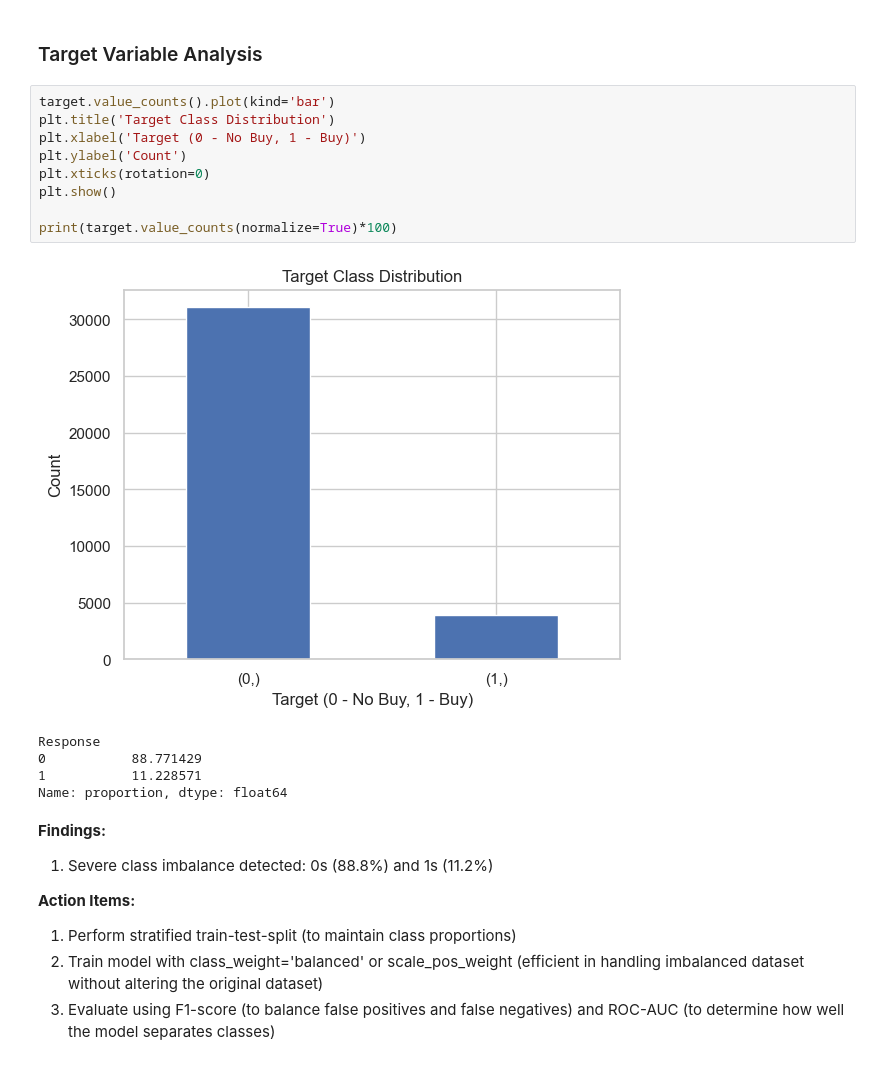
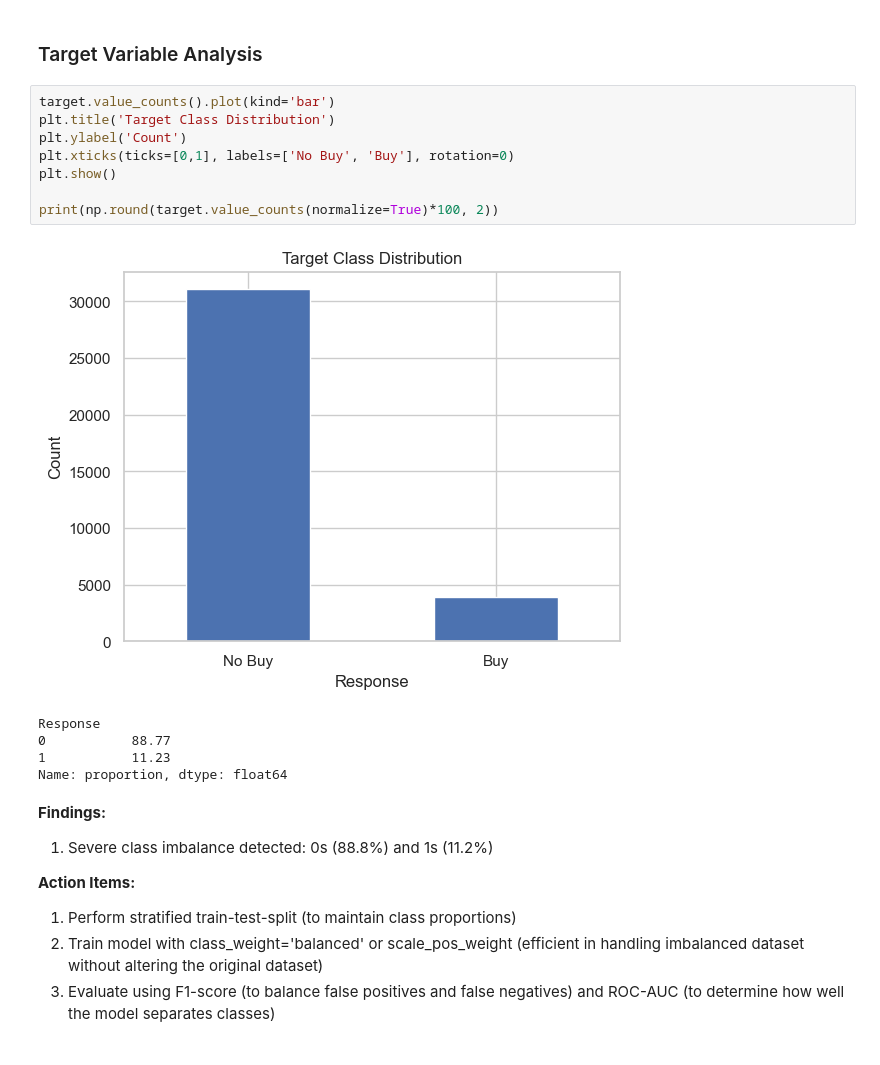
Before and after one commit to rickyjcg22/sales_success_prediction, a Jupyter notebook: eda.ipynb, the cells around one changed output. Drawn from its saved outputs; the diff is of its cells as text.

```diff
--- a/eda.ipynb
+++ b/eda.ipynb
@@ -106,17 +106,16 @@ Index(['age', 'duration_latest', 'count_call_current', 'days_last_campaign',
 # %%
 target.value_counts().plot(kind='bar')
 plt.title('Target Class Distribution')
-plt.xlabel('Target (0 - No Buy, 1 - Buy)')
 plt.ylabel('Count')
-plt.xticks(rotation=0)
+plt.xticks(ticks=[0,1], labels=['No Buy', 'Buy'], rotation=0)
 plt.show()
 
-print(target.value_counts(normalize=True)*100)
+print(np.round(target.value_counts(normalize=True)*100, 2))
 # %% [output]
-[figure, old version]
+[figure, new version]
 Response
-0           88.771429
-1           11.228571
+0           88.77
+1           11.23
 Name: proportion, dtype: float64
 # %% [markdown]
 **Findings:**
```
Also changed, not shown: parts of 6 cells of this notebook, 6 other files.
